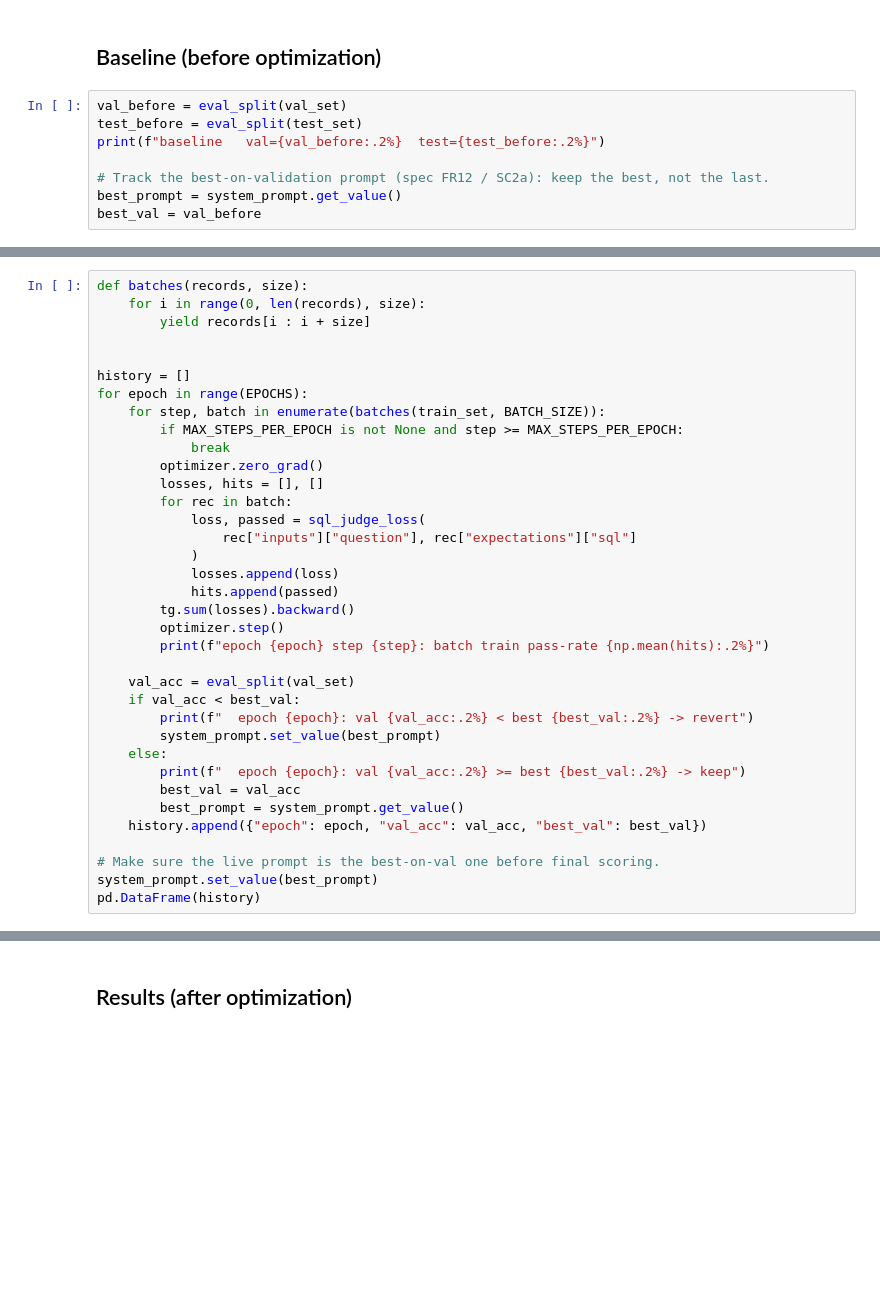
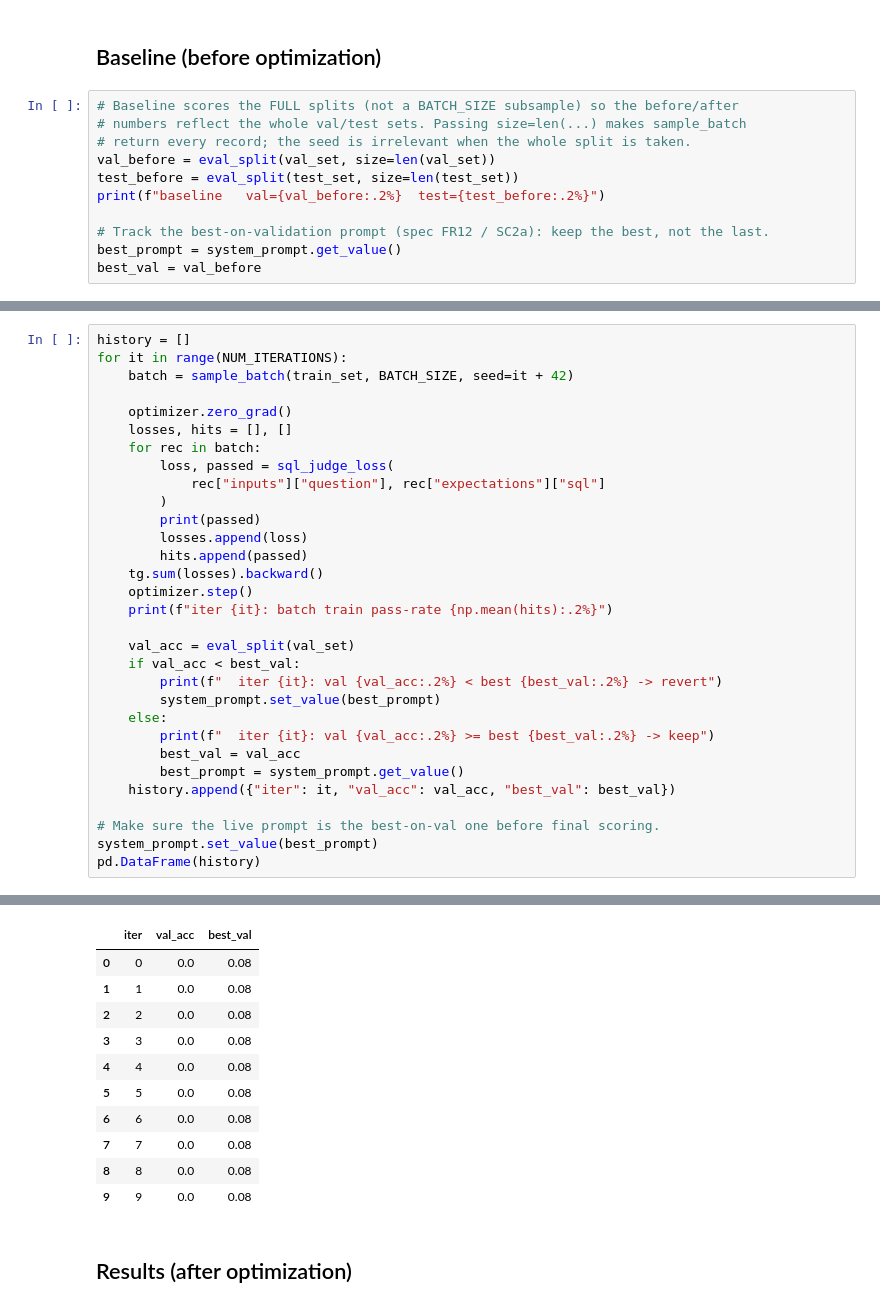
Before and after one commit to sugoma11/water-assistant-agent, a Jupyter notebook: notebooks/textgrad_prompt_opt.ipynb, the cells around one changed output, grey strips where cells are left out. Cells and saved outputs as stored; diff of their text form; blank space fills up the shorter version.

```diff
--- a/notebooks/textgrad_prompt_opt.ipynb
+++ b/notebooks/textgrad_prompt_opt.ipynb
@@ -248,8 +256,11 @@ def eval_split(records, limit=EVAL_LIMIT) -> float:
 # %% [markdown]
 ## Baseline (before optimization)
 # %%
-val_before = eval_split(val_set)
-test_before = eval_split(test_set)
+# Baseline scores the FULL splits (not a BATCH_SIZE subsample) so the before/after
+# numbers reflect the whole val/test sets. Passing size=len(...) makes sample_batch
+# return every record; the seed is irrelevant when the whole split is taken.
+val_before = eval_split(val_set, size=len(val_set))
+test_before = eval_split(test_set, size=len(test_set))
 print(f"baseline   val={val_before:.2%}  test={test_before:.2%}")
 
 # Track the best-on-validation prompt (spec FR12 / SC2a): keep the best, not the last.
@@ -263,36 +281,32 @@ After each epoch, evaluate on validation and **revert** the prompt if it did not
 # %%
-def batches(records, size):
-    for i in range(0, len(records), size):
-        yield records[i : i + size]
+history = []
+for it in range(NUM_ITERATIONS):
+    batch = sample_batch(train_set, BATCH_SIZE, seed=it + 42)
 
-
-history = []
-for epoch in range(EPOCHS):
-    for step, batch in enumerate(batches(train_set, BATCH_SIZE)):
-        if MAX_STEPS_PER_EPOCH is not None and step >= MAX_STEPS_PER_EPOCH:
-            break
-        optimizer.zero_grad()
-        losses, hits = [], []
-        for rec in batch:
-            loss, passed = sql_judge_loss(
-                rec["inputs"]["question"], rec["expectations"]["sql"]
-            )
-            losses.append(loss)
-            hits.append(passed)
-        tg.sum(losses).backward()
-        optimizer.step()
-        print(f"epoch {epoch} step {step}: batch train pass-rate {np.mean(hits):.2%}")
+    optimizer.zero_grad()
+    losses, hits = [], []
+    for rec in batch:
+        loss, passed = sql_judge_loss(
+            rec["inputs"]["question"], rec["expectations"]["sql"]
+        )
+        print(passed)
+        losses.append(loss)
+        hits.append(passed)
+    tg.sum(losses).backward()
+    optimizer.step()
+    print(f"iter {it}: batch train pass-rate {np.mean(hits):.2%}")
 
     val_acc = eval_split(val_set)
     if val_acc < best_val:
-        print(f"  epoch {epoch}: val {val_acc:.2%} < best {best_val:.2%} -> revert")
+        print(f"  iter {it}: val {val_acc:.2%} < best {best_val:.2%} -> revert")
         system_prompt.set_value(best_prompt)
     else:
-        print(f"  epoch {epoch}: val {val_acc:.2%} >= best {best_val:.2%} -> keep")
+        print(f"  iter {it}: val {val_acc:.2%} >= best {best_val:.2%} -> keep")
         best_val = val_acc
         best_prompt = system_prompt.get_value()
-    history.append({"epoch": epoch, "val_acc": val_acc, "best_val": best_val})
+    history.append({"iter": it, "val_acc": val_acc, "best_val": best_val})
 
 # Make sure the live prompt is the best-on-val one before final scoring.
 system_prompt.set_value(best_prompt)
 pd.DataFrame(history)
+# %% [output]
@@ -299,3 +330,14 @@ pd.DataFrame(history)
+|  | iter | val_acc | best_val |
+| 0 | 0 | 0.0 | 0.08 |
+| 1 | 1 | 0.0 | 0.08 |
+| 2 | 2 | 0.0 | 0.08 |
+| 3 | 3 | 0.0 | 0.08 |
+| 4 | 4 | 0.0 | 0.08 |
+| 5 | 5 | 0.0 | 0.08 |
+| 6 | 6 | 0.0 | 0.08 |
+| 7 | 7 | 0.0 | 0.08 |
+| 8 | 8 | 0.0 | 0.08 |
+| 9 | 9 | 0.0 | 0.08 |
 # %% [markdown]
 ## Results (after optimization)
 # %%
```
Also changed, not shown: parts of 8 cells of this notebook, 20 other files.
